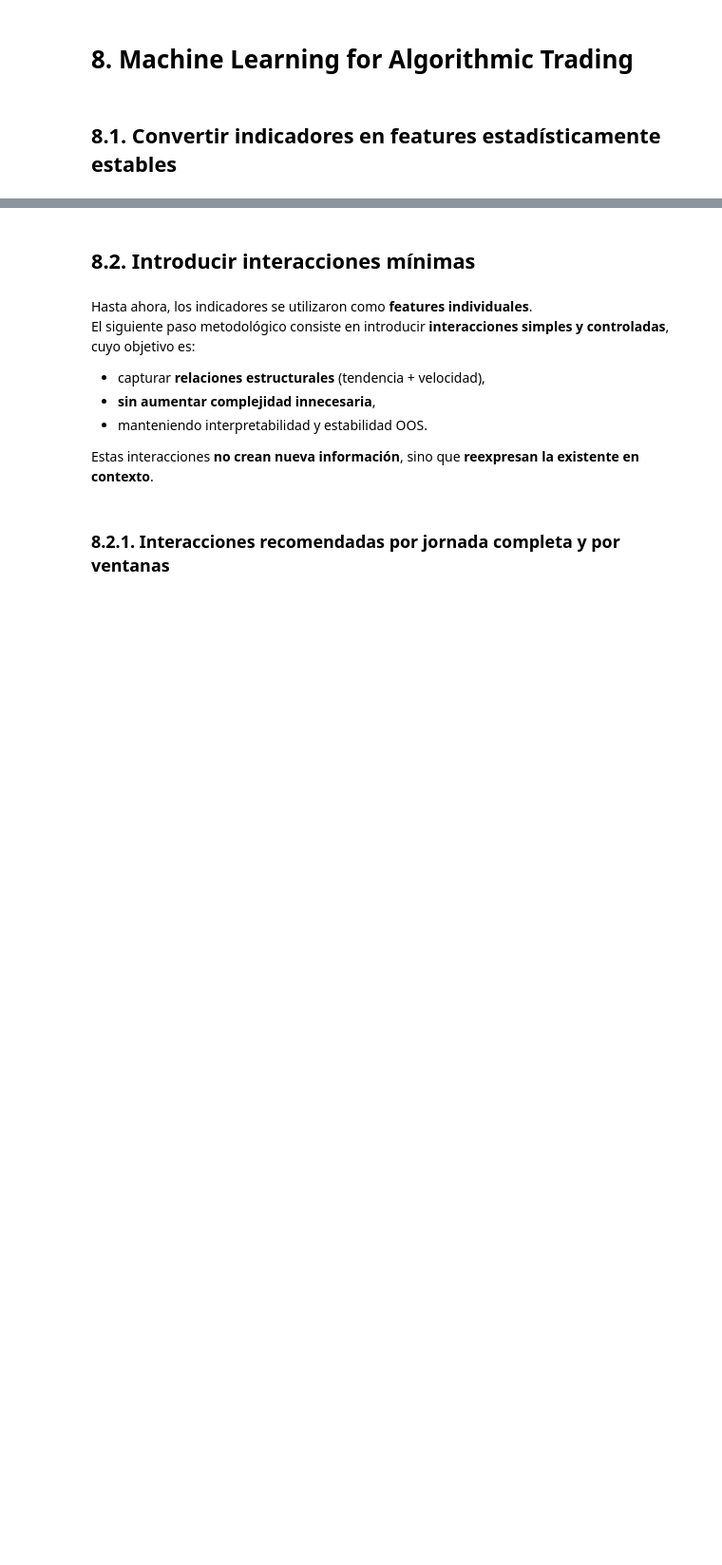
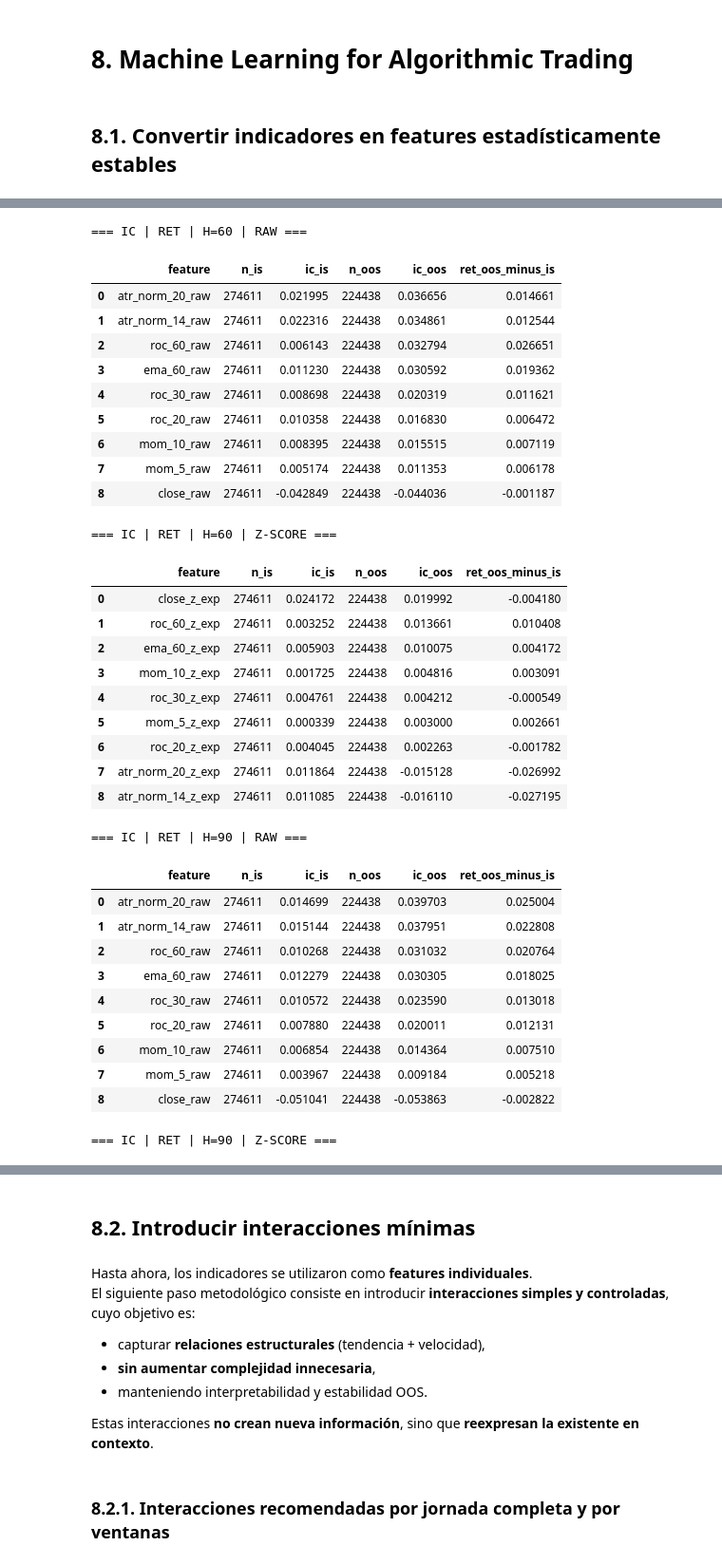
Before and after one commit to GUNAPILLCO/neural_profit, a Jupyter notebook: stage_03_feature_engineering/stage_03_feature_engineering.ipynb, the cells around one changed output, grey strips where cells are left out. Shown at 95% size. Drawn from its saved outputs; the diff is of its cells as text; code cells hidden in the pictures; blank space fills up the shorter version.

```diff
--- a/stage_03_feature_engineering/stage_03_feature_engineering.ipynb
+++ b/stage_03_feature_engineering/stage_03_feature_engineering.ipynb
@@ -4816,13 +4941,17 @@ def compute_ic_is_oos_by_split(
     return out
 # %%
 features_raw = [
-    "close_raw", "ema_60_raw",
-    "momentum_10_raw", "momentum_3_raw", "momentum_5_raw",
+    "close_raw",
+    "atr_norm_14_raw", "atr_norm_20_raw",
+    "ema_60_raw",
+    "mom_10_raw", "mom_5_raw",
     "roc_20_raw", "roc_30_raw", "roc_60_raw",
 ]
 
 features_z = [
-    "close_z_exp", "ema_60_z_exp",
-    "momentum_10_z_exp", "momentum_3_z_exp", "momentum_5_z_exp",
+    "close_z_exp",
+    "atr_norm_14_z_exp", "atr_norm_20_z_exp",
+    "ema_60_z_exp",
+    "mom_10_z_exp", "mom_5_z_exp",
     "roc_20_z_exp", "roc_30_z_exp", "roc_60_z_exp",
 ]
@@ -4917,0 +5045,68 @@ ic_90_z:
+# %%
+# ============================================================
+# Visualización IC – TARGET: RETURNS
+# ============================================================
+
+print("\n=== IC | RET | H=60 | RAW ===\n")
+display(ic_ret_60_raw)
+
+print("\n=== IC | RET | H=60 | Z-SCORE ===\n")
+display(ic_ret_60_z)
+
+print("\n=== IC | RET | H=90 | RAW ===\n")
+display(ic_ret_90_raw)
+
+print("\n=== IC | RET | H=90 | Z-SCORE ===\n")
+display(ic_ret_90_z)
+
+
+# ============================================================
+# Visualización IC – TARGET: DELTA
+# ============================================================
+
+print("\n=== IC | DELTA | H=60 | RAW ===\n")
+display(ic_delta_60_raw)
+
+print("\n=== IC | DELTA | H=60 | Z-SCORE ===\n")
+display(ic_delta_60_z)
+
+print("\n=== IC | DELTA | H=90 | RAW ===\n")
+display(ic_delta_90_raw)
+
+print("\n=== IC | DELTA | H=90 | Z-SCORE ===\n")
+display(ic_delta_90_z)
+# %% [output]
+=== IC | RET | H=60 | RAW ===
+|  | feature | n_is | ic_is | n_oos | ic_oos | ret_oos_minus_is |
+| 0 | atr_norm_20_raw | 274611 | 0.021995 | 224438 | 0.036656 | 0.014661 |
+| 1 | atr_norm_14_raw | 274611 | 0.022316 | 224438 | 0.034861 | 0.012544 |
+| 2 | roc_60_raw | 274611 | 0.006143 | 224438 | 0.032794 | 0.026651 |
+| 3 | ema_60_raw | 274611 | 0.011230 | 224438 | 0.030592 | 0.019362 |
+| 4 | roc_30_raw | 274611 | 0.008698 | 224438 | 0.020319 | 0.011621 |
+| 5 | roc_20_raw | 274611 | 0.010358 | 224438 | 0.016830 | 0.006472 |
+| 6 | mom_10_raw | 274611 | 0.008395 | 224438 | 0.015515 | 0.007119 |
+| 7 | mom_5_raw | 274611 | 0.005174 | 224438 | 0.011353 | 0.006178 |
+| 8 | close_raw | 274611 | -0.042849 | 224438 | -0.044036 | -0.001187 |
+=== IC | RET | H=60 | Z-SCORE ===
+|  | feature | n_is | ic_is | n_oos | ic_oos | ret_oos_minus_is |
+| 0 | close_z_exp | 274611 | 0.024172 | 224438 | 0.019992 | -0.004180 |
+| 1 | roc_60_z_exp | 274611 | 0.003252 | 224438 | 0.013661 | 0.010408 |
+| 2 | ema_60_z_exp | 274611 | 0.005903 | 224438 | 0.010075 | 0.004172 |
+| 3 | mom_10_z_exp | 274611 | 0.001725 | 224438 | 0.004816 | 0.003091 |
+| 4 | roc_30_z_exp | 274611 | 0.004761 | 224438 | 0.004212 | -0.000549 |
+| 5 | mom_5_z_exp | 274611 | 0.000339 | 224438 | 0.003000 | 0.002661 |
+| 6 | roc_20_z_exp | 274611 | 0.004045 | 224438 | 0.002263 | -0.001782 |
+| 7 | atr_norm_20_z_exp | 274611 | 0.011864 | 224438 | -0.015128 | -0.026992 |
+| 8 | atr_norm_14_z_exp | 274611 | 0.011085 | 224438 | -0.016110 | -0.027195 |
+=== IC | RET | H=90 | RAW ===
+|  | feature | n_is | ic_is | n_oos | ic_oos | ret_oos_minus_is |
+| 0 | atr_norm_20_raw | 274611 | 0.014699 | 224438 | 0.039703 | 0.025004 |
+| 1 | atr_norm_14_raw | 274611 | 0.015144 | 224438 | 0.037951 | 0.022808 |
+| 2 | roc_60_raw | 274611 | 0.010268 | 224438 | 0.031032 | 0.020764 |
+| 3 | ema_60_raw | 274611 | 0.012279 | 224438 | 0.030305 | 0.018025 |
+| 4 | roc_30_raw | 274611 | 0.010572 | 224438 | 0.023590 | 0.013018 |
+| 5 | roc_20_raw | 274611 | 0.007880 | 224438 | 0.020011 | 0.012131 |
+| 6 | mom_10_raw | 274611 | 0.006854 | 224438 | 0.014364 | 0.007510 |
+| 7 | mom_5_raw | 274611 | 0.003967 | 224438 | 0.009184 | 0.005218 |
+| 8 | close_raw | 274611 | -0.051041 | 224438 | -0.053863 | -0.002822 |
+=== IC | RET | H=90 | Z-SCORE ===
```
Also changed, not shown: parts of 47 cells of this notebook.
